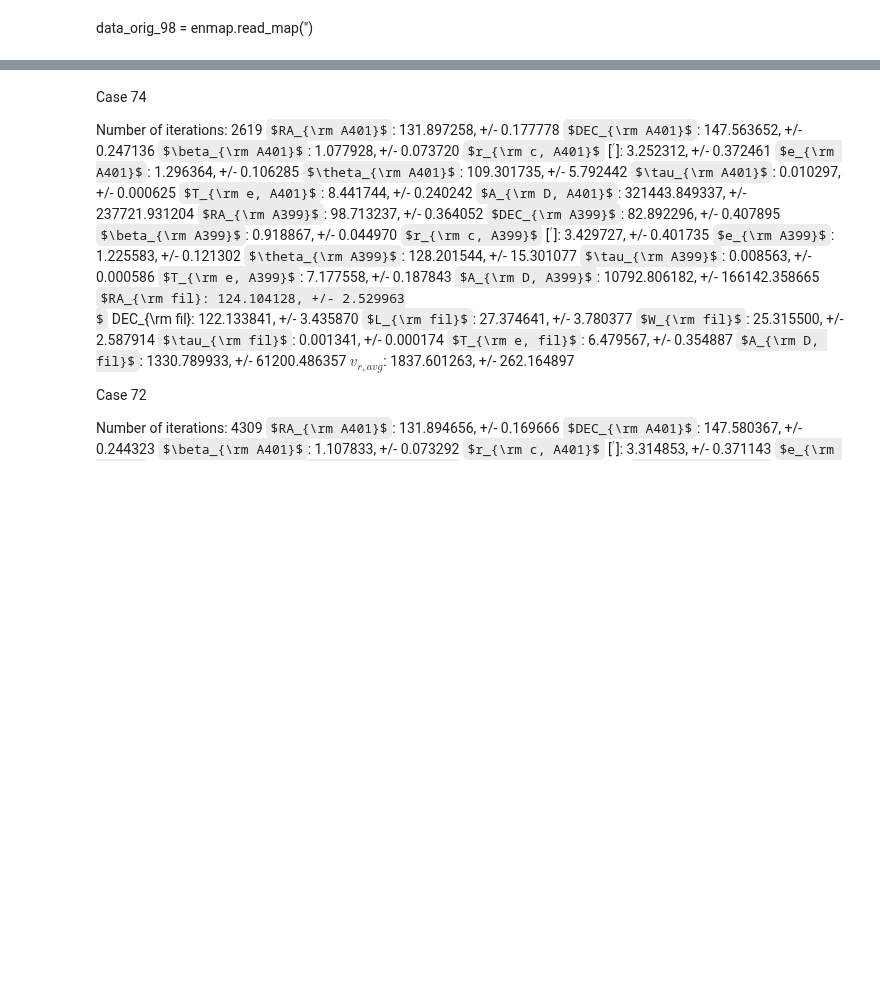
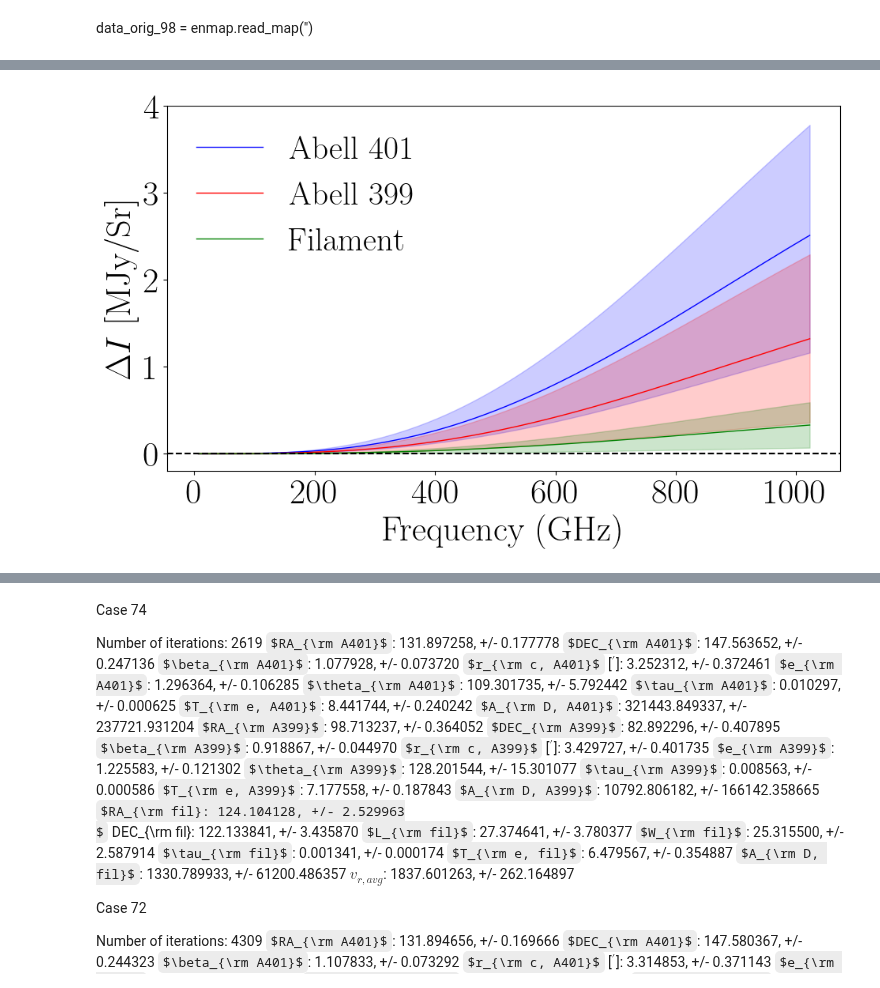
Before and after one commit to guanyilun/multi-freq-bridge, a Jupyter notebook: notebooks/plots_paper.ipynb, the cells around one changed output, grey strips where cells are left out. Cells and saved outputs as stored; diff of their text form; code cells hidden in the pictures; some formulas as TeX source; blank space fills up the shorter version.

```diff
--- a/notebooks/plots_paper.ipynb
+++ b/notebooks/plots_paper.ipynb
@@ -2251,0 +2347,3 @@ $v_{r, avg}$: 2182.359591, +/- 265.130026
+# %%
+sampler = emcee.backends.HDFBackend(chain)
+samples = sampler.get_chain(discard=50000, flat=True, thin=1000)
@@ -2251,0 +2681,64 @@ $v_{r, avg}$: 2182.359591, +/- 265.130026
+# %%
+import matplotlib.ticker as ticker
+
+dust_c1_signals_stacked = np.stack(dust_c1_signals)
+dust_c1_signals_percentile_16 = np.percentile(dust_c1_signals_stacked, 16, axis=0)
+dust_c1_signals_percentile_84 = np.percentile(dust_c1_signals_stacked, 84, axis=0)
+dust_c1_signals_mean = np.mean(dust_c1_signals_stacked, axis=0)
+
+dust_c2_signals_stacked = np.stack(dust_c2_signals)
+dust_c2_signals_percentile_16 = np.percentile(dust_c2_signals_stacked, 16, axis=0)
+dust_c2_signals_percentile_84 = np.percentile(dust_c2_signals_stacked, 84, axis=0)
+dust_c2_signals_mean = np.mean(dust_c2_signals_stacked, axis=0)
+
+dust_fil_signals_stacked = np.stack(dust_fil_signals)
+dust_fil_signals_percentile_16 = np.percentile(dust_fil_signals_stacked, 16, axis=0)
+dust_fil_signals_percentile_84 = np.percentile(dust_fil_signals_stacked, 84, axis=0)
+dust_fil_signals_mean = np.mean(dust_fil_signals_stacked, axis=0)
+
+plt.rc('text', usetex=True)
+plt.rc('font', family='serif', size=32)
+
+fig = plt.figure(figsize=(11, 6))
+ax1 = fig.add_subplot(111)
+
+# Dust C1 signals
+ax1.plot(SZ_params_c1.nucmb, dust_c1_signals_mean, label='Abell 401', color='blue', linestyle='-', lw=1)
+ax1.fill_between(SZ_params_c1.nucmb,
+                 dust_c1_signals_percentile_16,
+                 dust_c1_signals_percentile_84,
+                 color='blue', alpha=0.2)
+
+# Dust C2 signals
+ax1.plot(SZ_params_c2.nucmb, dust_c2_signals_mean, label='Abell 399', color='red', linestyle='-', lw=1)
+ax1.fill_between(SZ_params_c2.nucmb,
+                 dust_c2_signals_percentile_16,
+                 dust_c2_signals_percentile_84,
+                 color='red', alpha=0.2)
+
+# Dust Filament signals
+ax2.plot(SZ_params_fil.nucmb, np.zeros(SZ_params_fil.gridpoints), 'k', alpha=0)
+ax1.plot(SZ_params_fil.nucmb, dust_fil_signals_mean, label='Filament', color='green', linestyle='-', lw=1)
+ax1.fill_between(SZ_params_fil.nucmb,
+                 dust_fil_signals_percentile_16,
+                 dust_fil_signals_percentile_84,
+                 color='green', alpha=0.2)
+
+
+ax1.xaxis.set_major_formatter(ticker.ScalarFormatter())
+#ax2.xaxis.set_major_formatter(ticker.ScalarFormatter())
+ax1.set_xlabel(r'Dimensionless frequency, $x= h\nu/k_{\rm B}T_{\rm CMB}$')
+#ax2.set_xlabel('Frequency [GHz]')
+ax1.set_ylabel('$\Delta I$ [MJy/Sr]')
+ax1.legend(fontsize=30, frameon=0, loc='upper left')
+
+plt.axhline(0, color='black', linestyle='--')
+# plt.axvline(217, color='black', linestyle='--')
+plt.xlabel('Frequency (GHz)')
+ax1.set_ylim(-0.2, 4)
+# ax1.set_yticks(np.arange(-0.2, 0.6, 0.1))
+
+plt.savefig(f"../plots/dust_spectrum.pdf", bbox_inches='tight', dpi=400)
+plt.show()
+# %% [output]
+[figure, added]
```
Also changed, not shown: parts of 13 cells of this notebook, 44 other files.
